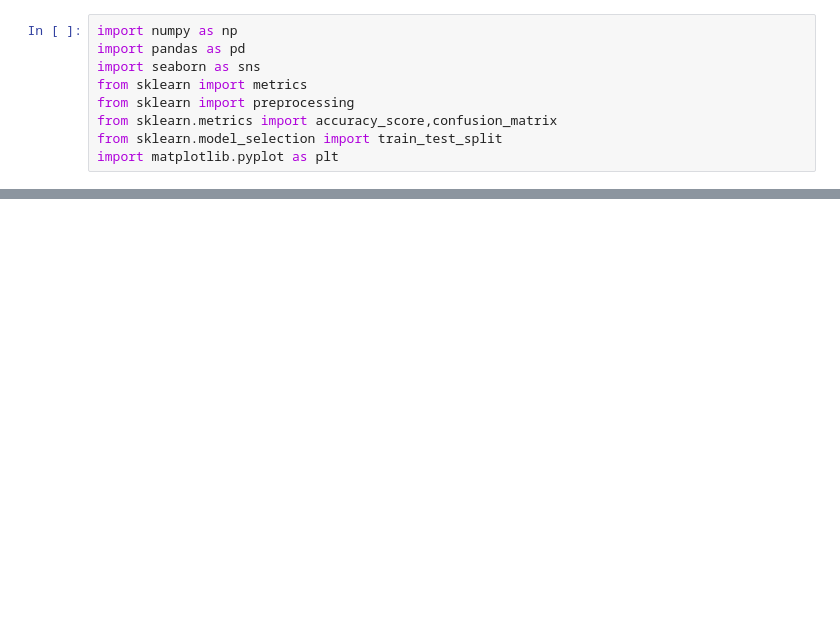
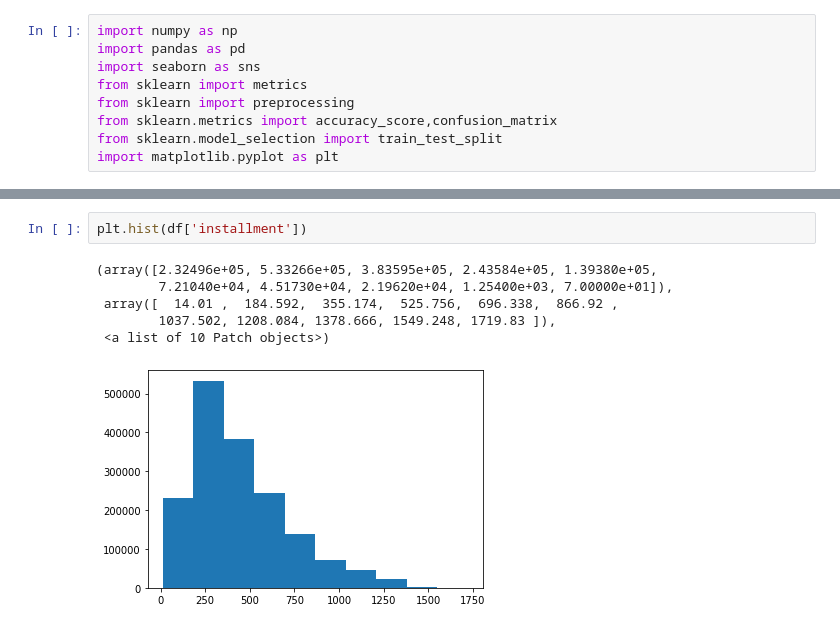
Before and after one commit to laussin86/Capstone-project, a Jupyter notebook: Loan_Default_Project.ipynb, the cells around one changed output, grey strips where cells are left out. Cells and saved outputs as stored; diff of their text form; blank space fills up the shorter version.

```diff
--- a/Loan_Default_Project.ipynb
+++ b/Loan_Default_Project.ipynb
@@ -97,0 +109,9 @@ ax = sns.countplot(x="loan_status",data=df)
+# %%
+plt.hist(df['installment'])
+# %% [output]
+(array([2.32496e+05, 5.33266e+05, 3.83595e+05, 2.43584e+05, 1.39380e+05,
+        7.21040e+04, 4.51730e+04, 2.19620e+04, 1.25400e+03, 7.00000e+01]),
+ array([  14.01 ,  184.592,  355.174,  525.756,  696.338,  866.92 ,
+        1037.502, 1208.084, 1378.666, 1549.248, 1719.83 ]),
+ <a list of 10 Patch objects>)
+[figure, added]
```
Also changed, not shown: parts of 27 cells of this notebook.
